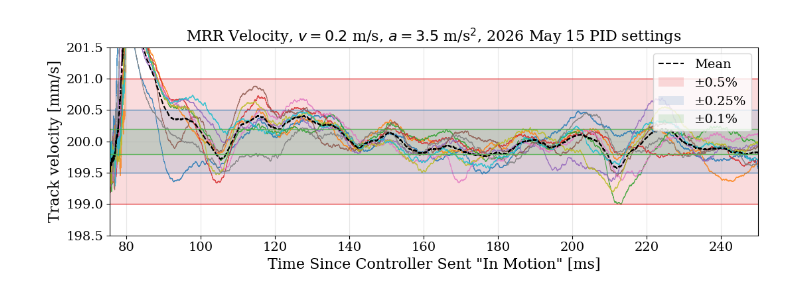
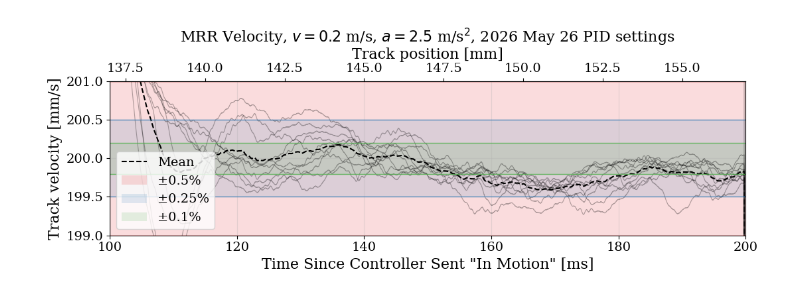
Before and after one commit to josephmlev/eedm_jml, a Jupyter notebook: daqAnalysisAndExperiments/launch/measureTrackVelocityBeatNote/beatNoteAnalysis.ipynb, the cells around one changed output. Drawn from its saved outputs; the diff is of its cells as text; code cells hidden in the pictures.

```diff
--- a/daqAnalysisAndExperiments/launch/measureTrackVelocityBeatNote/beatNoteAnalysis.ipynb
+++ b/daqAnalysisAndExperiments/launch/measureTrackVelocityBeatNote/beatNoteAnalysis.ipynb
@@ -15,7 +15,8 @@ plt.rc('legend', fontsize=14)
 plt.rc('figure', titlesize=18)
 # %%
 #data_dir = Path("~/eedm_jml/daqAnalysisAndExperiments/launch/measureTrackVelocityBeatNote/data_gitignore/10Shots_2026_may_15").expanduser()
-data_dir = Path("~/eedm_jml/daqAnalysisAndExperiments/launch/measureTrackVelocityBeatNote/data_gitignore/").expanduser()
+data_dir = Path("~/eedm_jml/daqAnalysisAndExperiments/launch/measureTrackVelocityBeatNote/data_gitignore/70mmps_2026_may_26").expanduser()
+#data_dir = Path("~/eedm_jml/daqAnalysisAndExperiments/launch/measureTrackVelocityBeatNote/data_gitignore/").expanduser()
 files = sorted(data_dir.glob("*.npz"))
 
 if len(files) == 1:
@@ -204,8 +205,8 @@ from scipy.ndimage import uniform_filter1d
 # ---- Bandpass around the expected beat band ----
 # Your signal lives roughly 0–4 MHz. Pick a band that excludes DC and the
 # 2nd-harmonic ghost above ~3.6 MHz. Adjust as needed.
-F_LO = 3.7e6      # Hz, high-pass corner (kills DC drift / low-freq junk)
-F_HI = 3.8e6     # Hz, low-pass corner (kills the 4 MHz ghost)
+F_LO = 3.7e6 * 70/200      # Hz, high-pass corner (kills DC drift / low-freq junk)
+F_HI = 3.8e6 * 70/200    # Hz, low-pass corner (kills the 4 MHz ghost)
 ORDER = 4
 
 nyq = fs / 2
@@ -369,7 +370,7 @@ from scipy.ndimage import uniform_filter1d
 import gc, hashlib, json
 
 # ---- File selection ----
-data_dir = Path("~/eedm_jml/daqAnalysisAndExperiments/launch/measureTrackVelocityBeatNote/data_gitignore/10shots_2026_may_15").expanduser()
+data_dir = Path("~/eedm_jml/daqAnalysisAndExperiments/launch/measureTrackVelocityBeatNote/data_gitignore/200mmps_2026_may_26").expanduser()
 
 # Set BATCH_FILES to None (or []) to use all .npz in data_dir.
 # Otherwise: list of filenames (str) or Paths. Bare names are resolved against data_dir.
@@ -389,10 +390,10 @@ else:
 
 # ---- Params (change these to invalidate cache) ----
 BATCH_PARAMS = dict(
-    t_start   = 75e-3,
-    t_end     = 252e-3,
-    F_LO      = 3.7e6,
-    F_HI      = 3.8e6,
+    t_start   = 100e-3,
+    t_end     = 200e-3,
+    F_LO      = 3.7e6*200/200,
+    F_HI      = 3.8e6*200/200,
     ORDER     = 4,
     SMOOTH_MS = 0.5,
     N_OUT     = 100_000,   # decimated points per file
@@ -509,7 +520,7 @@ RESULTS holds 0 files, ~0.0 MB in memory
 # %% Cell 6 — Plot all velocities + mean + tolerance bands (no reprocessing)
 plt.close('all')
 
-TOL_CENTER = 200.0              # mm/s
+TOL_CENTER = 200             # mm/s
 TOL_PCTS   = [0.1, 0.25, 0.5]   # ± percents of TOL_CENTER
 TOL_CMAP   = "Set1"             # distinct colors per tolerance
 SHADE_ALPHA = 0.15
@@ -518,39 +529,70 @@ LINE_LW     = 1.0
 
 fig, ax = plt.subplots(figsize=(11, 4))
 
 for name, r in RESULTS.items():
-    ax.plot(r["t_ms"], r["v_track_mms"], lw=.8, alpha=0.8)
+    ax.plot(r["t_ms"], r["v_track_mms"], color = 'k', lw=.8, alpha=0.3)
 
 # Mean across files (assumes identical time grids)
 names = list(RESULTS)
 t_ref = RESULTS[names[0]]["t_ms"]
 stack = np.stack([RESULTS[n]["v_track_mms"] for n in names])
 mean  = stack.mean(axis=0)
 ax.plot(t_ref, mean, '--', color="k", lw=1.5, label=f"Mean")
 
 # Tolerance bands (sorted widest -> narrowest so narrow ones aren't hidden)
 tol_cmap = plt.get_cmap(TOL_CMAP)
 sorted_pcts = sorted(TOL_PCTS, reverse=True)
 for i, pct in enumerate(sorted_pcts):
     tol = TOL_CENTER * pct / 100
     color = tol_cmap(i)
     ax.axhspan(TOL_CENTER - tol, TOL_CENTER + tol,
                color=color, alpha=SHADE_ALPHA, lw=0,
                label=f"±{pct:g}%")
     ax.axhline(TOL_CENTER + tol, color=color, lw=LINE_LW, alpha=LINE_ALPHA)
     ax.axhline(TOL_CENTER - tol, color=color, lw=LINE_LW, alpha=LINE_ALPHA)
 
+#set top axis position
+# ---- Top axis: track position from kinematics ----
+X0      = 125.0     # mm, position at t=0
+VF      = 200.0      # mm/s, coast velocity
+ACCEL   = 2500.0    # mm/s^2, acceleration during ramp
+POS_UNIT = "mm"
+
+t_ramp = VF / ACCEL if ACCEL > 0 else 0.0           # s
+x_ramp = X0 + 0.5 * ACCEL * t_ramp**2               # mm
+
+def t_ms_to_x(t_ms, x0=X0, vf=VF, a=ACCEL, t_r=t_ramp, x_r=x_ramp):
+    t = np.asarray(t_ms, dtype=float) * 1e-3
+    return np.where(
+        t <= t_r,
+        x0 + 0.5 * a * t**2,
+        x_r + vf * (t - t_r),
+    )
+
+def x_to_t_ms(x, x0=X0, vf=VF, a=ACCEL, t_r=t_ramp, x_r=x_ramp):
+    x = np.asarray(x, dtype=float)
+    t = np.where(
+        x <= x_r,
+        np.sqrt(np.maximum(2 * (x - x0) / a, 0)) if a > 0 else (x - x0) / vf,
+        t_r + (x - x_r) / vf,
+    )
+    return t * 1e3
+
+topax = ax.secondary_xaxis("top", functions=(t_ms_to_x, x_to_t_ms))
+topax.set_xlabel(f"Track position [{POS_UNIT}]")
+
+
 ax.set_xlabel('Time Since Controller Sent "In Motion" [ms]')
 ax.set_ylabel("Track velocity [mm/s]")
 ax.grid(True, alpha=0.3)
-ax.set_xlim(75.5, 250)
-ax.set_ylim(198.5, 201.5)
+ax.set_xlim(100, 200)
+ax.set_ylim(199, 201)
 if len(RESULTS) <= 12:
-    ax.legend(loc="upper right")
-plt.title(r'MRR Velocity, $v = 0.2$ m/s, $a = 3.5$ m/s$^2$, 2026 May 15 PID settings')
+    ax.legend(loc="lower left")
+plt.title(rf'MRR Velocity, $v = {VF/1000}$ m/s, $a = {ACCEL/1000}$ m/s$^2$, 2026 May 26 PID settings')
 fig.tight_layout(); plt.show()
 # %% [output]
-[figure, old version]
+[figure, new version]
 # %%
 # %% Cell 6 — Offset-stacked time series with y-axis + grid
 plt.close('all')
```
Also changed, not shown: parts of 7 cells of this notebook, 1 other file.
